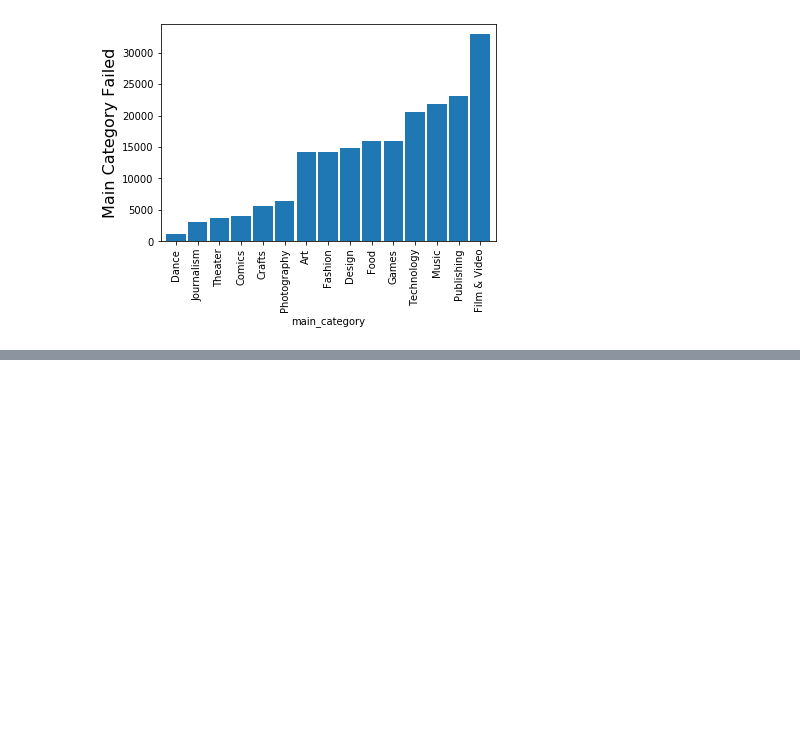
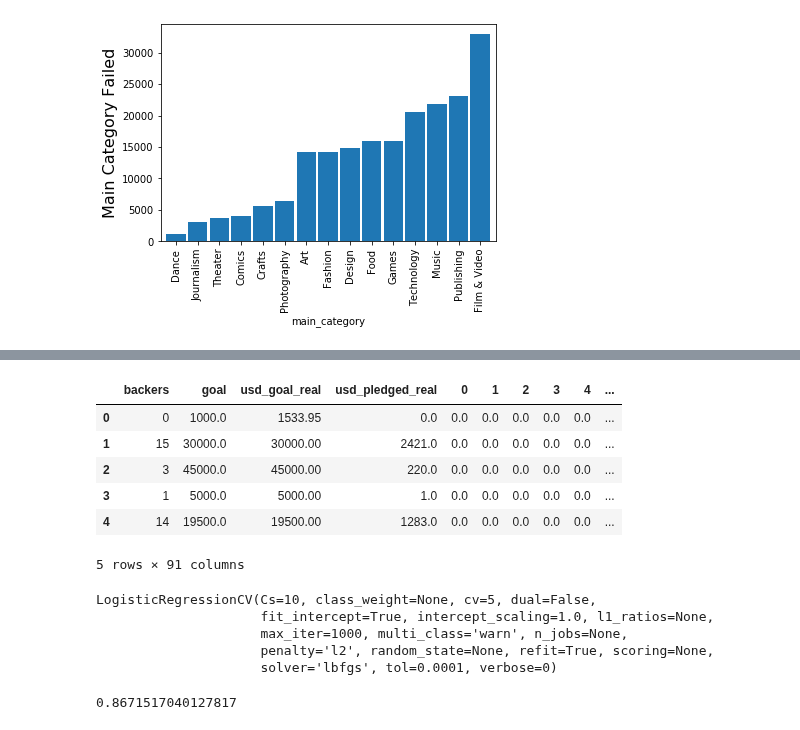
Before and after one commit to tbacha/DMML2019_Team_Apple, a Jupyter notebook: code/Kickstarter_notebook_Team_Apple.ipynb, the cells around one changed output, grey strips where cells are left out. Drawn from its saved outputs; the diff is of its cells as text; code cells hidden in the pictures; blank space fills up the shorter version.

```diff
--- a/code/Kickstarter_notebook_Team_Apple.ipynb
+++ b/code/Kickstarter_notebook_Team_Apple.ipynb
@@ -147,0 +196,28 @@ Text(0, 0.5, 'Main Category Failed')
+# %%
+one_hot = OneHotEncoder(categories="auto")
+cat_to_onehot = one_hot.fit_transform(df[["main_category","currency"]]).toarray()
+cat_to_onehot = pd.DataFrame(cat_to_onehot)
+# %%
+X = pd.concat((X, cat_to_onehot), axis=1)
+X.head()
+# %% [output]
+|  | backers | goal | usd_goal_real | usd_pledged_real | 0 | 1 | 2 | 3 | 4 | ... |
+| 0 | 0 | 1000.0 | 1533.95 | 0.0 | 0.0 | 0.0 | 0.0 | 0.0 | 0.0 | ... |
+| 1 | 15 | 30000.0 | 30000.00 | 2421.0 | 0.0 | 0.0 | 0.0 | 0.0 | 0.0 | ... |
+| 2 | 3 | 45000.0 | 45000.00 | 220.0 | 0.0 | 0.0 | 0.0 | 0.0 | 0.0 | ... |
+| 3 | 1 | 5000.0 | 5000.00 | 1.0 | 0.0 | 0.0 | 0.0 | 0.0 | 0.0 | ... |
+| 4 | 14 | 19500.0 | 19500.00 | 1283.0 | 0.0 | 0.0 | 0.0 | 0.0 | 0.0 | ... |
+5 rows × 91 columns
+# %%
+X_train, X_test, y_train, y_test = train_test_split(X, y, test_size=0.2)
+LR.fit(X_train, y_train)
+# %% [output]
+LogisticRegressionCV(Cs=10, class_weight=None, cv=5, dual=False,
+                     fit_intercept=True, intercept_scaling=1.0, l1_ratios=None,
+                     max_iter=1000, multi_class='warn', n_jobs=None,
+                     penalty='l2', random_state=None, refit=True, scoring=None,
+                     solver='lbfgs', tol=0.0001, verbose=0)
+# %%
+LR.score(X_test, y_test)
+# %% [output]
+0.8671517040127817
```
Also changed, not shown: parts of 6 cells of this notebook.
